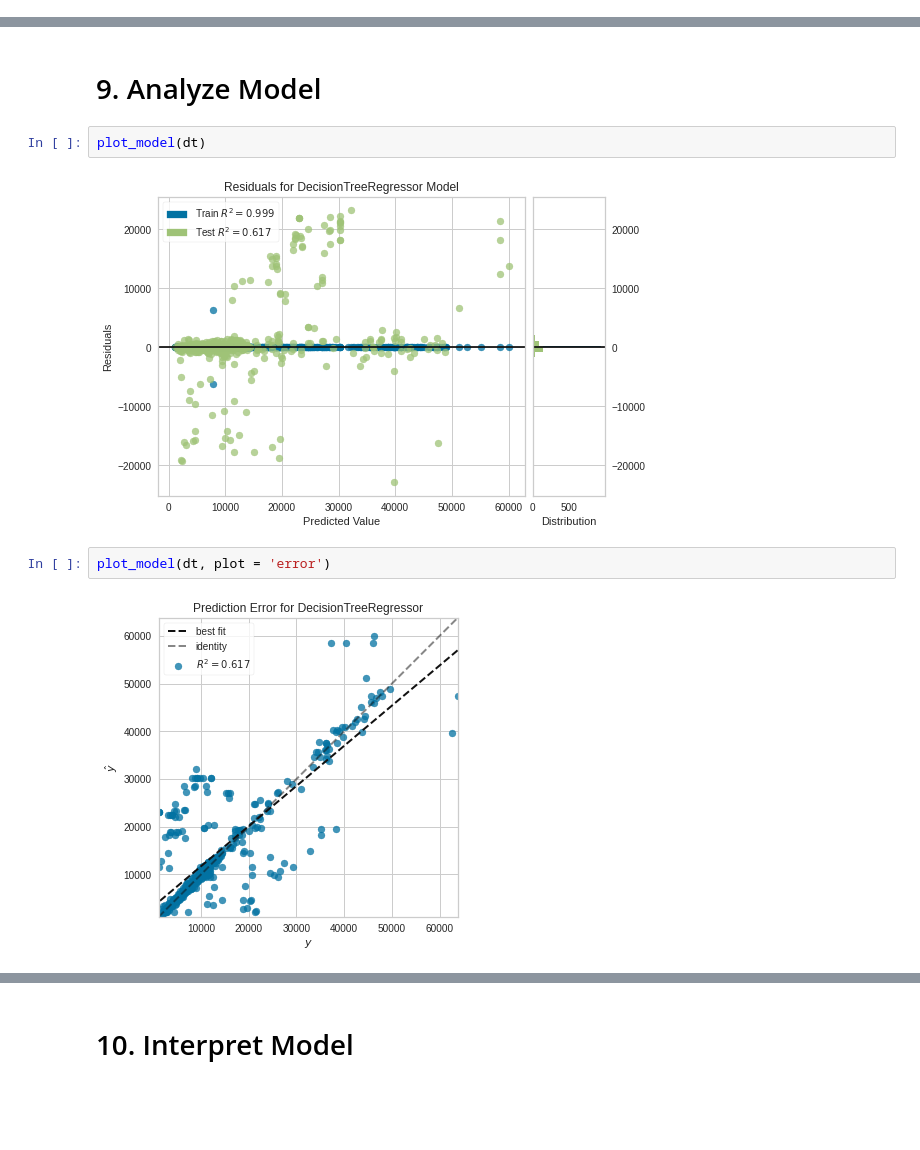
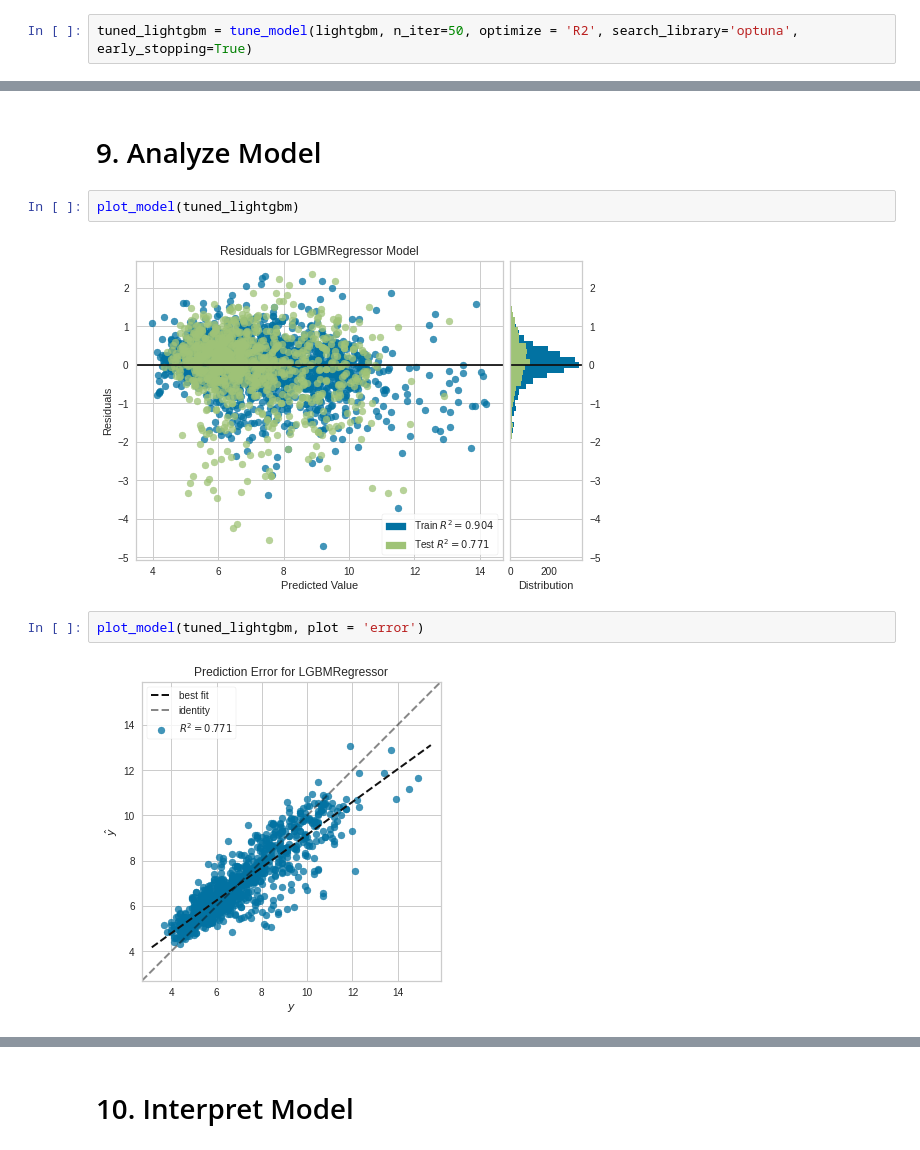
Before and after one commit to sonmanwoo/Hellow_AMP_PJT, a Jupyter notebook: examples/PyCaret 2 Regression_for AMP PJT.ipynb, the cells around one changed output, grey strips where cells are left out. Cells and saved outputs as stored; diff of their text form; blank space fills up the shorter version.

```diff
--- a/examples/PyCaret 2 Regression_for AMP PJT.ipynb
+++ b/examples/PyCaret 2 Regression_for AMP PJT.ipynb
@@ -151,0 +179,2 @@ tuned_lightgbm = tune_model(lightgbm, n_iter=50, optimize = 'MAE')
+# %%
+tuned_lightgbm = tune_model(lightgbm, n_iter=50, optimize = 'R2', search_library='optuna', early_stopping=True)
@@ -262,11 +294,11 @@ stacker = stack_models(estimator_list = tuned_top5[1:], meta_model = tuned_top5[
 # %% [markdown]
 # 9. Analyze Model
 # %%
-plot_model(dt)
+plot_model(tuned_lightgbm)
 # %% [output]
-[figure, old version]
+[figure, new version]
 # %%
-plot_model(dt, plot = 'error')
+plot_model(tuned_lightgbm, plot = 'error')
 # %% [output]
-[figure, old version]
+[figure, new version]
 # %%
```
Also changed, not shown: parts of 30 cells of this notebook.
